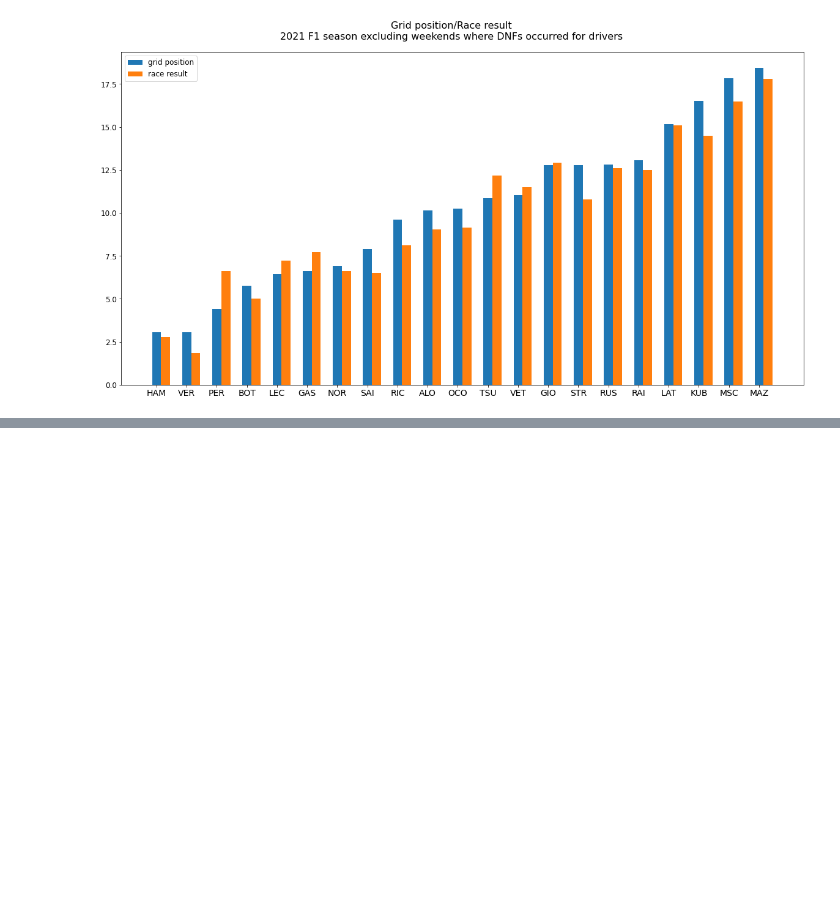
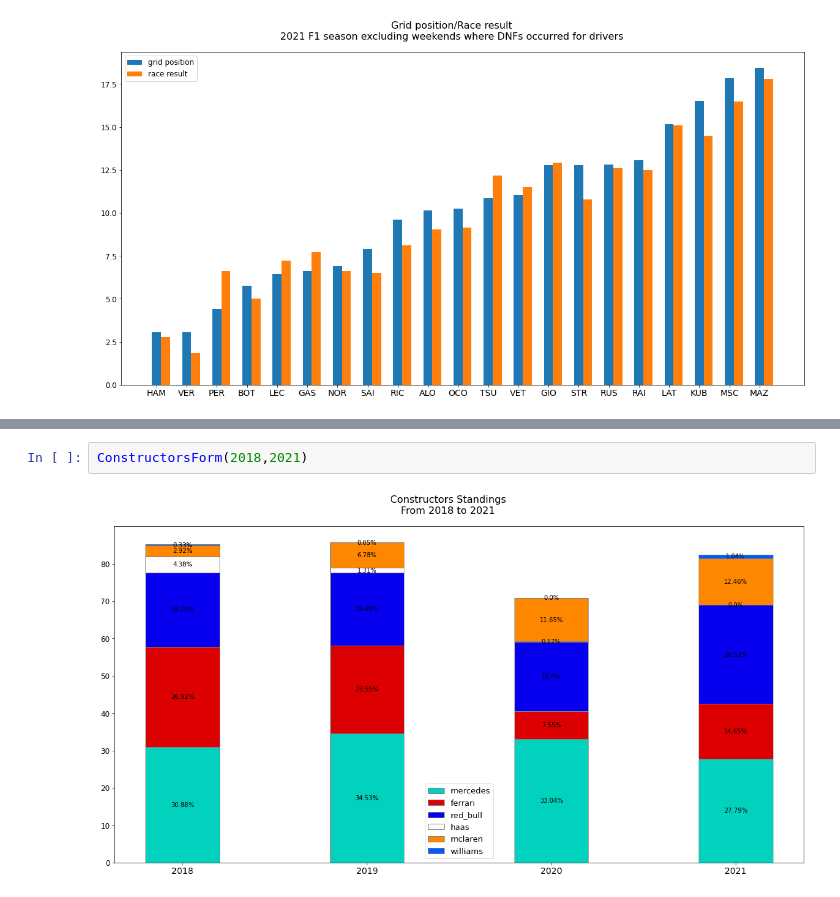
Before and after one commit to benptr/F1_ML_Prediction, a Jupyter notebook: ProjetF1_notebook/Visual analysis.ipynb, the cells around one changed output, grey strips where cells are left out. Cells and saved outputs as stored; diff of their text form; blank space fills up the shorter version.

Commit message:
Constructors comparison

```diff
--- a/ProjetF1_notebook/Visual analysis.ipynb
+++ b/ProjetF1_notebook/Visual analysis.ipynb
@@ -556,0 +607,4 @@ DNFCounter(2021, True, True)
+# %%
+ConstructorsForm(2018,2021)
+# %% [output]
+[figure, added]
```
Also changed, not shown: parts of 33 cells of this notebook.
